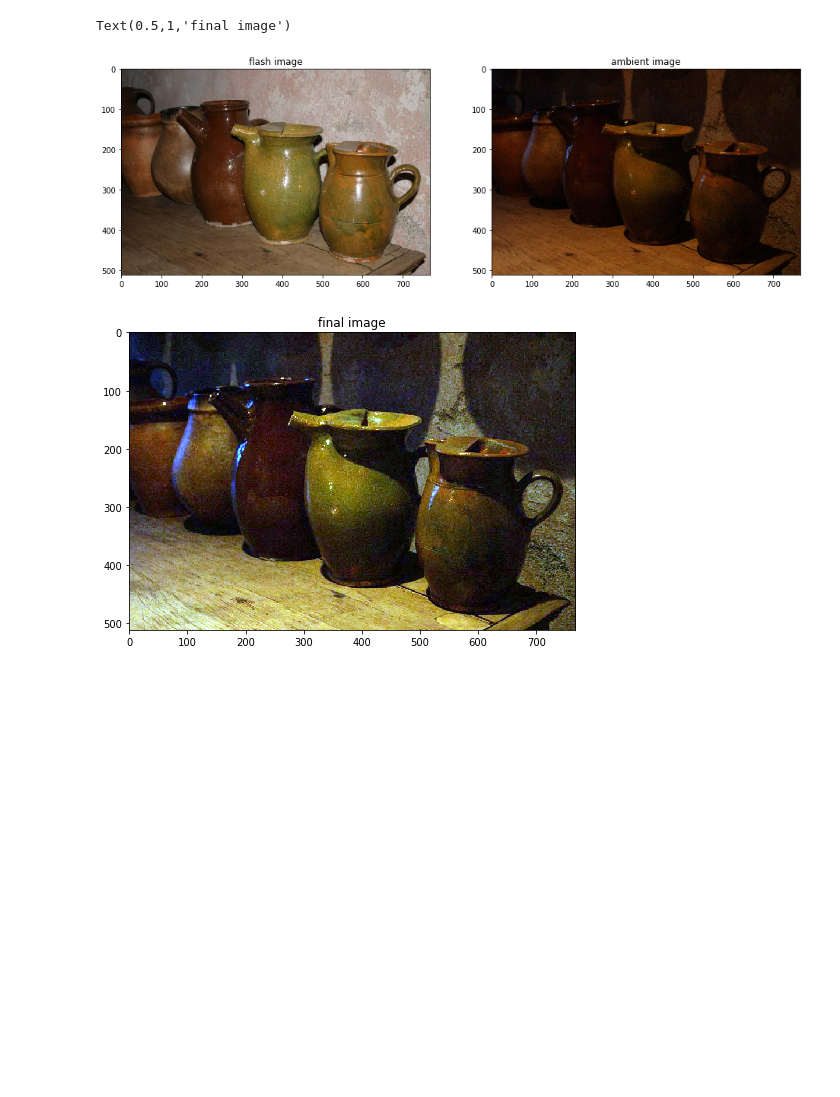
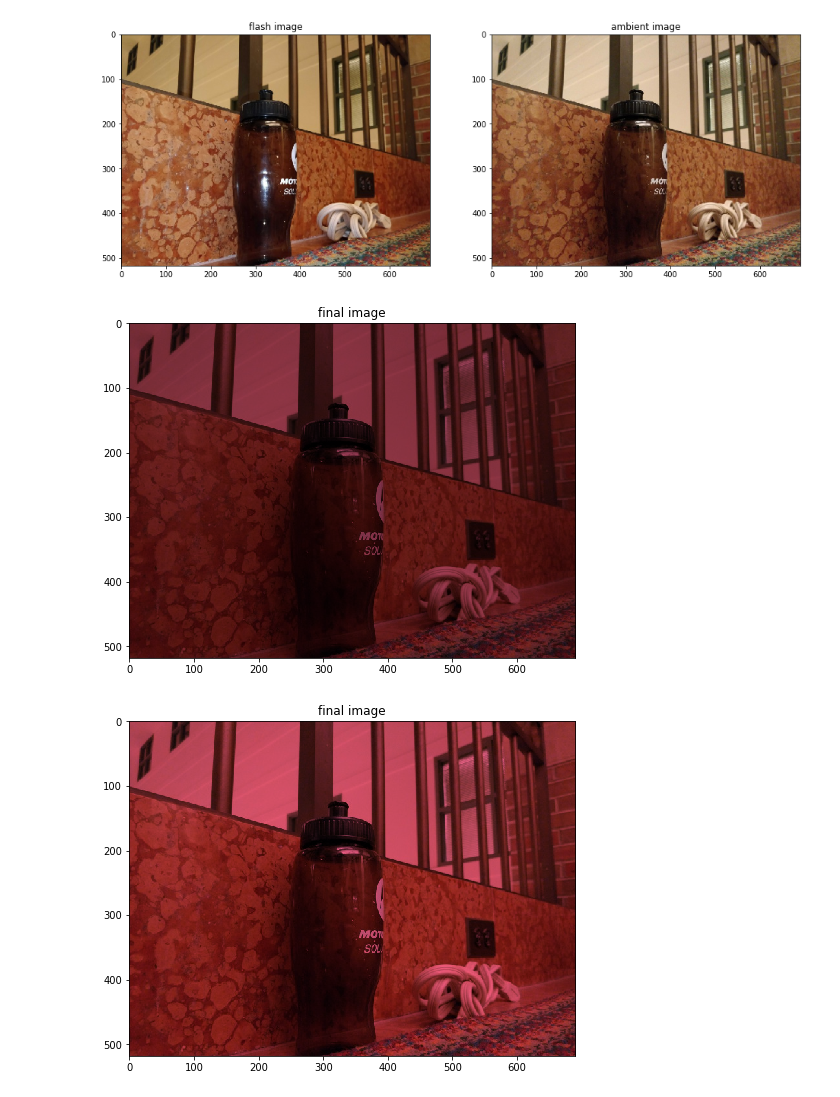
Before and after one commit to pranaygupta36/DIP_PROJECT_REPO, a Jupyter notebook: white_balancing.ipynb, the cells around one changed output. Saved outputs shown, nothing was run; the diff lists cells and outputs as text; code cells hidden in the pictures; blank space fills up the shorter version.

```diff
--- a/white_balancing.ipynb
+++ b/white_balancing.ipynb
@@ -2,27 +2,28 @@
 from whiteBal import *
 import matplotlib.pyplot as plt
 # %%
-imf = cv2.imread('./dataset/potsWB_00_flash.jpg')
-ima = cv2.imread('./dataset/potsWB_01_noflash.jpg')
+imf = cv2.imread('./m_dataset/bottle2_flash (1).jpg')
+ima = cv2.imread('./m_dataset/bottle2_ambient (1).jpg')
 
 imf = cv2.cvtColor(imf, cv2.COLOR_BGR2RGB)
 ima = cv2.cvtColor(ima, cv2.COLOR_BGR2RGB)
-
-out = whiteBal(ima, imf, 2)
 
 fig = plt.figure(figsize = [16, 16])
 fig.add_subplot(1, 2, 1)
 plt.imshow(imf, cmap='gray')
 plt.title('flash image')
 fig.add_subplot(1, 2, 2)
 plt.title('ambient image')
 plt.imshow(ima)
 
-fig = plt.figure(figsize = [8, 8])
-fig.add_subplot(1, 1, 1)
-plt.imshow(out, cmap='gray')
-plt.title('final image')
+alpha = [0.5, 0.75, 1, 2, 5, 10]
+for i in range(0, 6):
+    out = whiteBal(ima, imf, 2, alpha[i])
+    fig = plt.figure(figsize = [8, 8])
+    fig.add_subplot(1, 1, 1)
+    plt.imshow(out, cmap='gray')
+    plt.title('final image')
 # %% [output]
-Text(0.5,1,'final image')
-[figure, old version]
+[figure, new version]
-[figure, old version]
+[figure, new version]
+[figure, added]
```
Also changed, not shown: parts of 1 cell of this notebook, 7 other files.
